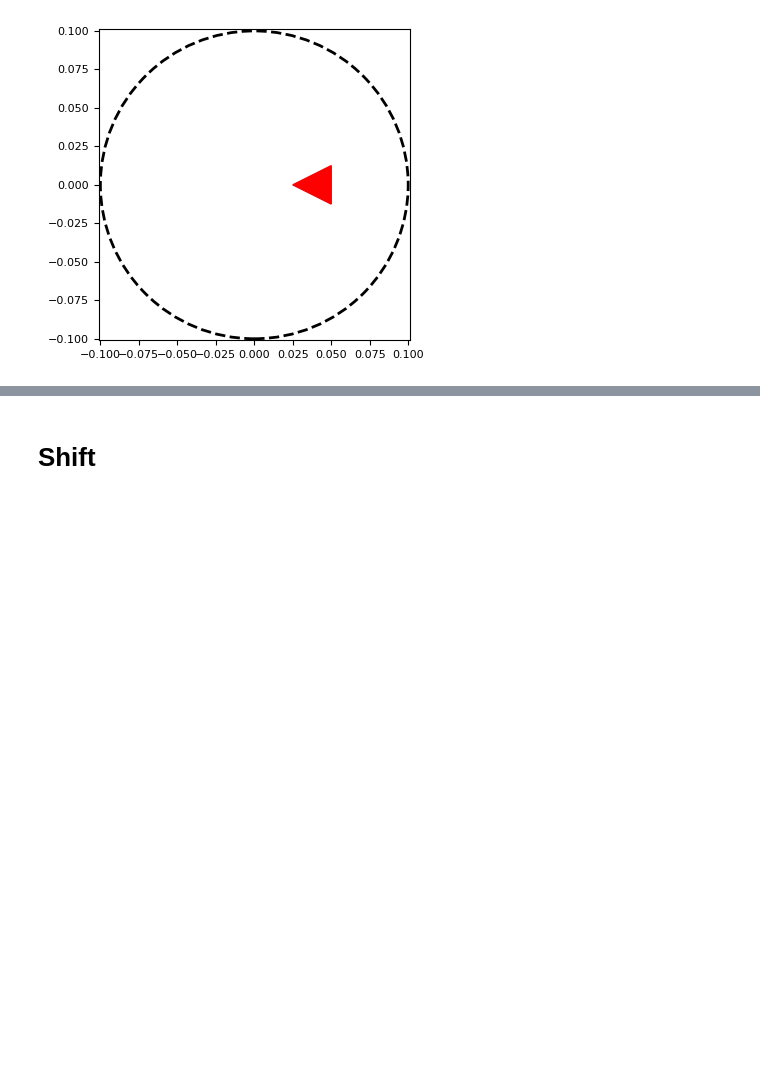
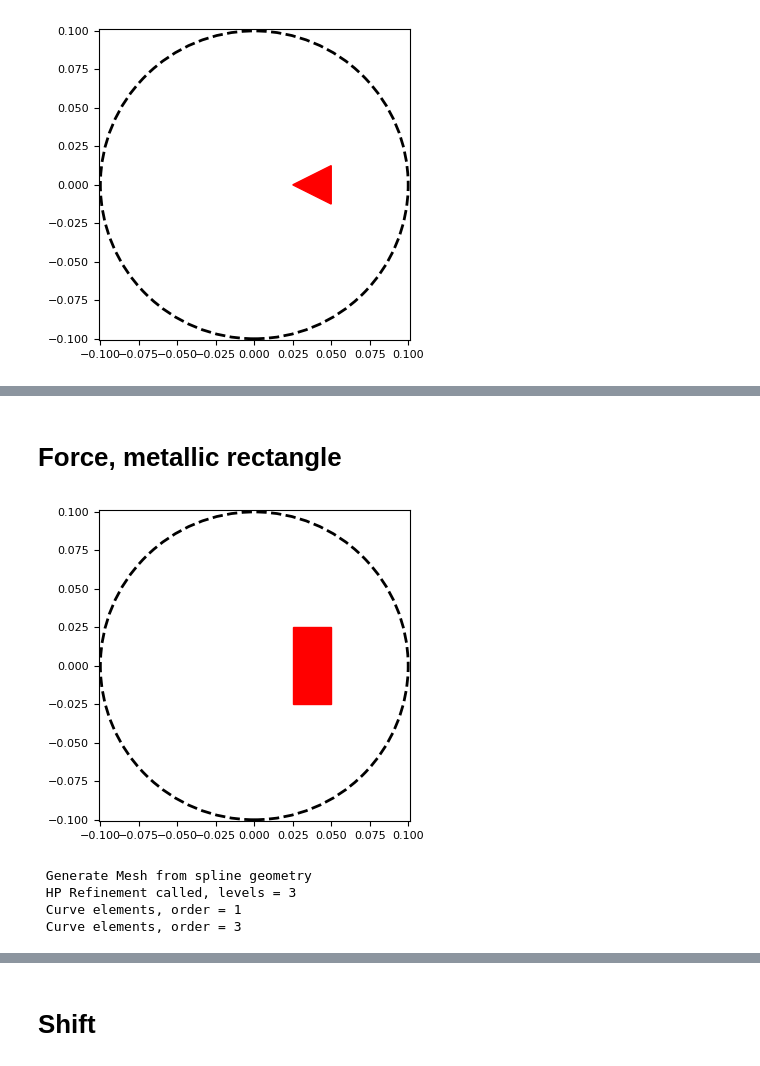
Before and after one commit to michaelhorodynski/Open-Scattering-Systems, a Jupyter notebook: OpenScatteringSystems_example.ipynb, the cells around one changed output, grey strips where cells are left out. Saved outputs shown, nothing was run; the diff lists cells and outputs as text; code cells hidden in the pictures; blank space fills up the shorter version.

```diff
--- a/OpenScatteringSystems_example.ipynb
+++ b/OpenScatteringSystems_example.ipynb
@@ -383,0 +421,19 @@ F_pull_theory / F_pull_sim = 0.944
+# %% [markdown]
+# Force, metallic rectangle
+# %%
+scatPos = np.array([[pmlRad/2], [0]])
+polyPts = np.array([[0,-lam, -lam, 0], [lam, lam, -lam, -lam]])
+scatNr = np.array([1e6])
+scatShape = ['poly']
+# %%
+PlotScatteringConfiguration(params, scatPos, 0, scatShape=scatShape, polyPts=polyPts, widthInches=4)
+# %% [output]
+[figure, added]
+# %%
+CreateGeometry(params, scatPos=scatPos, scatNr=scatNr, scatShape=scatShape, polyPts=polyPts, msgOutput=False)
+S = CalcSMat(params, msgOutput=False)
+# %% [output]
+ Generate Mesh from spline geometry
+ HP Refinement called, levels = 3
+ Curve elements, order = 1
+ Curve elements, order = 3
```
Also changed, not shown: parts of 46 cells of this notebook, 1 other file.
